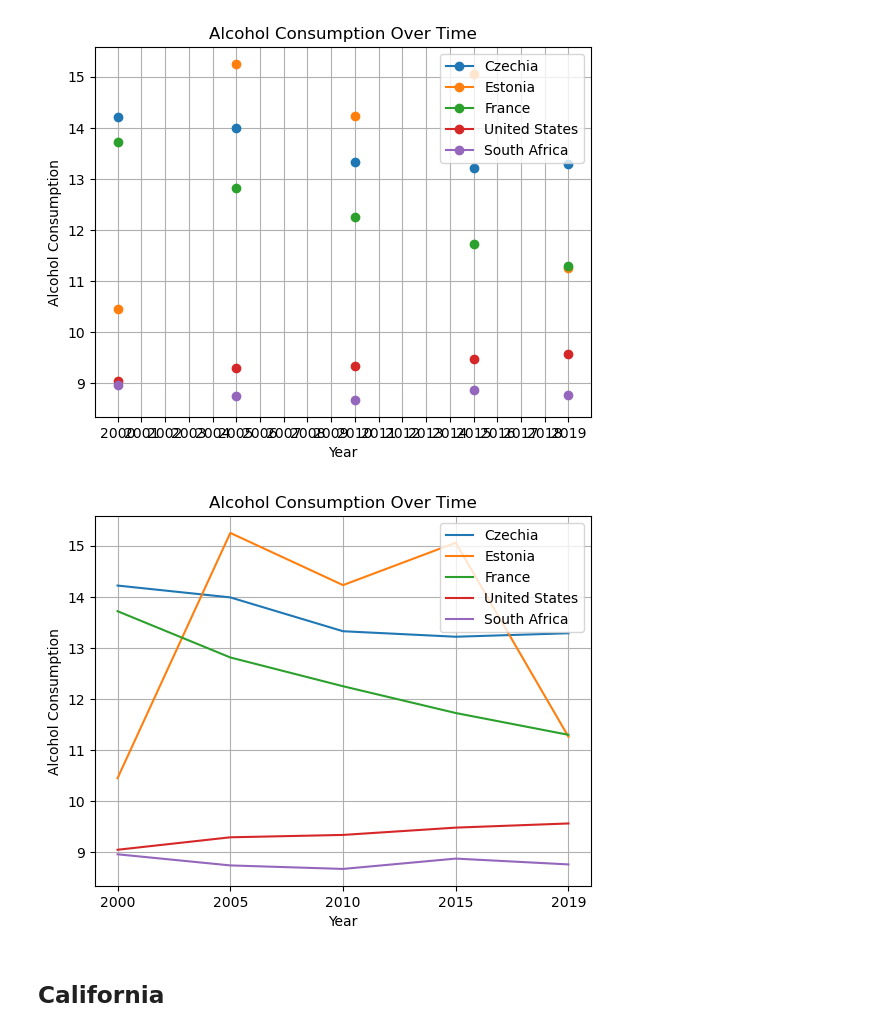
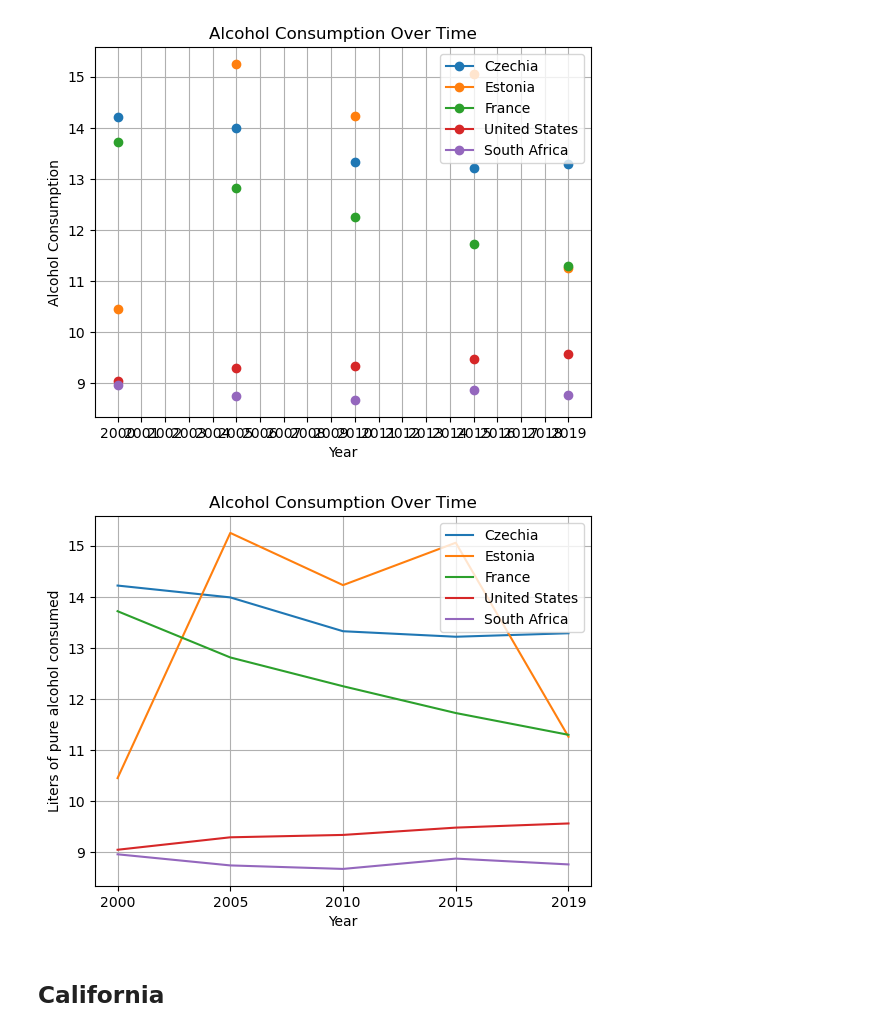
Before and after one commit to StenRSM/CIBI, a Jupyter notebook: exploration.ipynb, the cells around one changed output. Drawn from its saved outputs; the diff is of its cells as text; code cells hidden in the pictures.

Commit message:
California graph

```diff
--- a/exploration.ipynb
+++ b/exploration.ipynb
@@ -51,14 +51,14 @@ melted_no_nan = melted_data.dropna()
 # %%
 for country in melted_no_nan['Country Name'].unique():
     temp_data = melted_no_nan[melted_no_nan['Country Name']==country]
     plt.plot(temp_data['Year'], temp_data['Alcohol consumption'], label=country)
 plt.title('Alcohol Consumption Over Time')
 plt.xlabel('Year')
-plt.ylabel('Alcohol Consumption')
+plt.ylabel('Liters of pure alcohol consumed')
 plt.legend()
 plt.grid(True)
 plt.show()
 # %% [output]
-[figure, old version]
+[figure, new version]
 # %% [markdown]
 ## California
```
Also changed, not shown: parts of 3 cells of this notebook.
